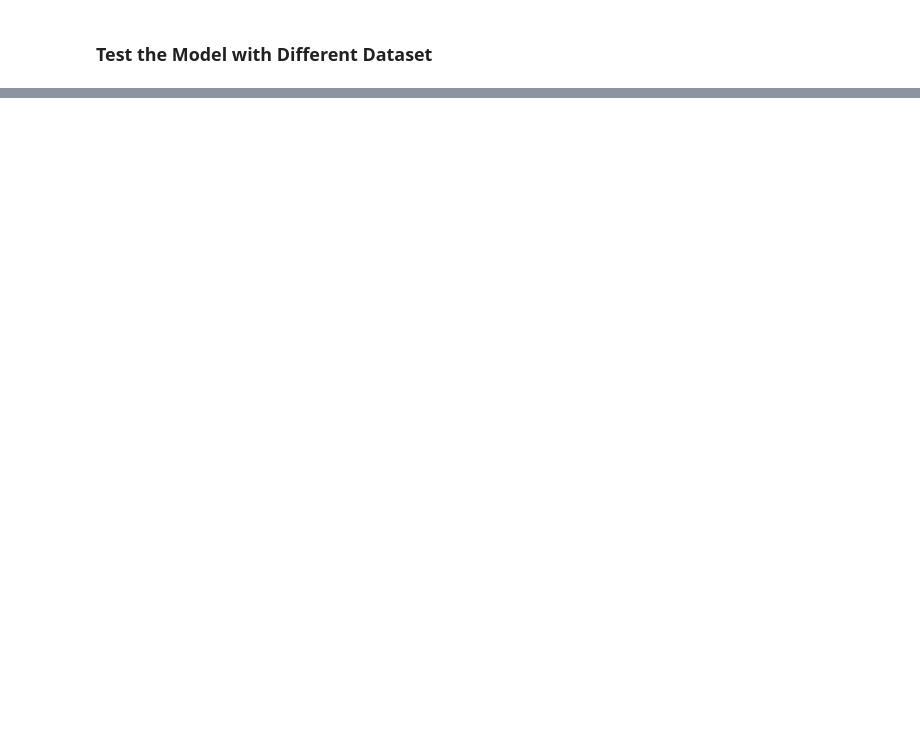
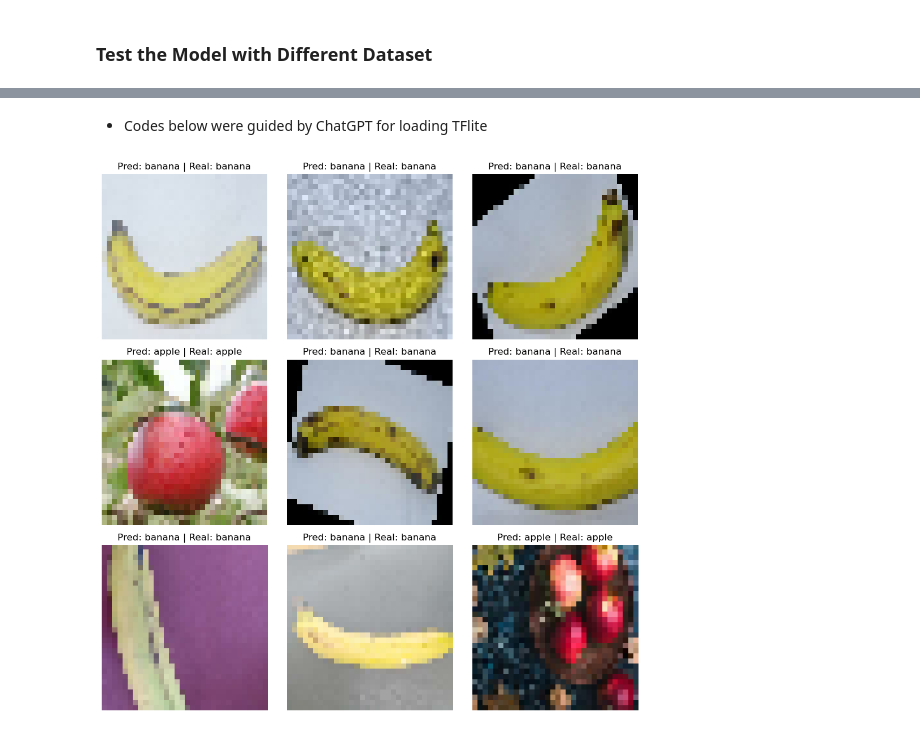
Before and after one commit to Shii02/CCDEPLRL_EXERCISES, a Jupyter notebook: exercise4.ipynb, the cells around one changed output, grey strips where cells are left out. Saved outputs shown, nothing was run; the diff lists cells and outputs as text; code cells hidden in the pictures; blank space fills up the shorter version.

Commit message:
upload the final model

```diff
--- a/exercise4.ipynb
+++ b/exercise4.ipynb
@@ -199,2 +201,8 @@ Captures:
 # %% [markdown]
 ### Test the Model with Different Dataset
+# %%
+fruits_ds = keras.utils.image_dataset_from_directory(
+    './fruit_test', #this is a different dataset
+    batch_size=200,
+    image_size=(32,32),
+)
@@ -200,0 +211,9 @@ Captures:
+# %%
+class_names = ["apple", "banana", "orange"]
+plt.figure(figsize=(10,10))
+for images, labels in fruits_ds.take(1):
+  for i in range(9):
+    ax = plt.subplot(3, 3, i + 1)
+    plt.imshow(images[i].numpy().astype("uint8"))
+    plt.title(class_names[labels[i]])
+    plt.axis("off")
@@ -200,0 +222,37 @@ Captures:
+# %% [markdown]
+- Codes below were guided by ChatGPT for loading TFlite
+# %%
+# Load the TFLite model
+interpreter = tf.lite.Interpreter(model_path="./model.tflite")
+interpreter.allocate_tensors()
+# %%
+# Get input and output details
+input_details = interpreter.get_input_details()
+output_details = interpreter.get_output_details()
+
+# Test and visualize
+plt.figure(figsize=(10, 10))
+
+for images, labels in fruits_ds.take(1):  # Take one batch
+
+    num_to_show = min(9, images.shape[0])  # Don't exceed available images
+
+    for i in range(num_to_show):
+        input_data = tf.cast(images[i], tf.float32).numpy()
+        input_data = np.expand_dims(input_data, axis=0)
+
+        interpreter.set_tensor(input_details[0]['index'], input_data)
+        interpreter.invoke()
+        output = interpreter.get_tensor(output_details[0]['index'])
+
+        predicted_index = np.argmax(output[0])
+
+        ax = plt.subplot(3, 3, i + 1)
+        plt.imshow(images[i].numpy().astype("uint8"))
+        plt.title(f"Pred: {class_names[predicted_index]} | Real: {class_names[labels[i]]}")
+        plt.axis("off")
+
+plt.tight_layout()
+plt.show()
+# %% [output]
+[figure, added]
```
Also changed, not shown: parts of 9 cells of this notebook, 1 other file.
